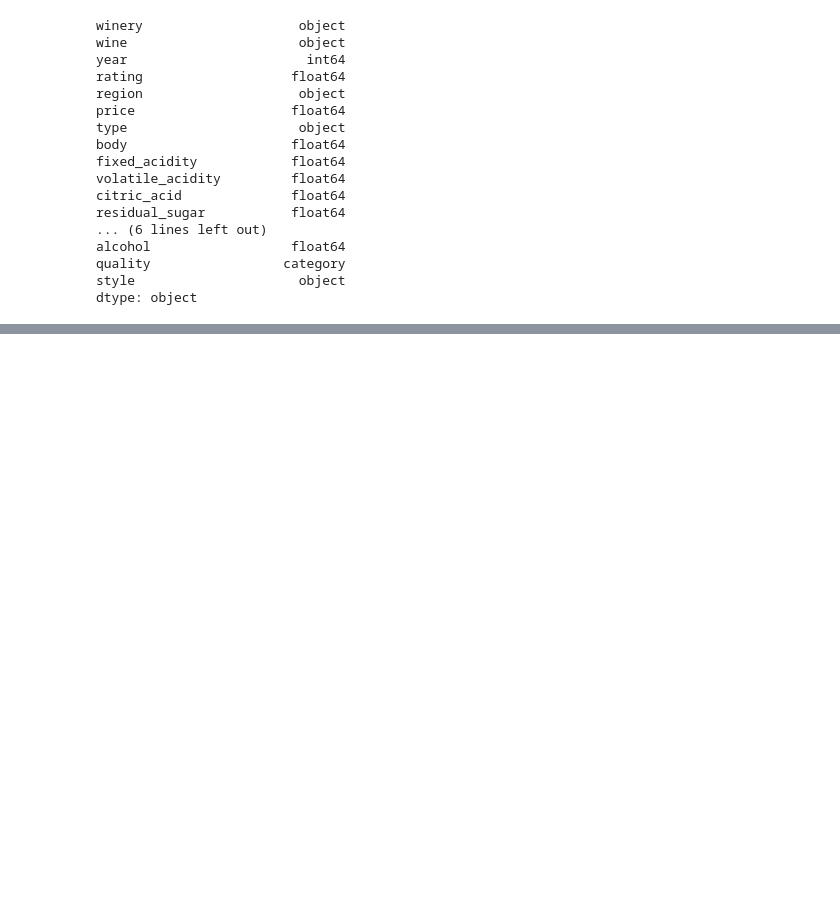
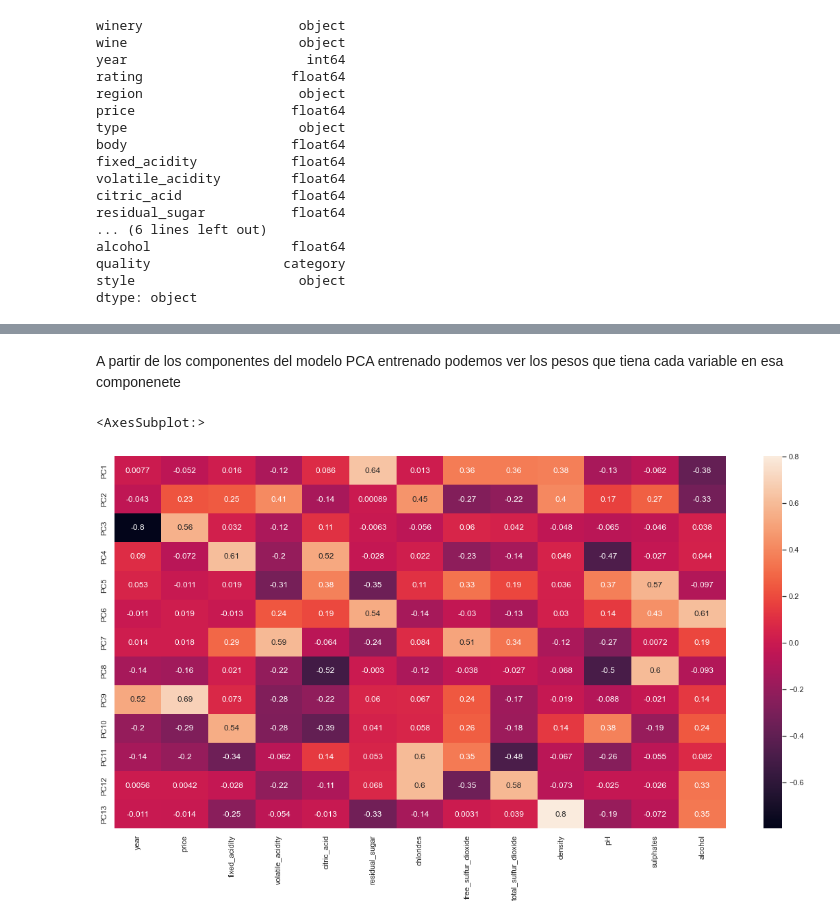
Before and after one commit to car-vigo/vinos-corderhouse, a Jupyter notebook: notebooks/2.1-vinos.coderhouse-feature.eng.ipynb, the cells around one changed output, grey strips where cells are left out. Drawn from its saved outputs; the diff is of its cells as text; code cells hidden in the pictures; blank space fills up the shorter version.

```diff
--- a/notebooks/2.1-vinos.coderhouse-feature.eng.ipynb
+++ b/notebooks/2.1-vinos.coderhouse-feature.eng.ipynb
@@ -99,0 +143,5 @@ Name: price, Length: 481, dtype: int64
+# %%
+# Normalizamos los datos con sklearn minmaxscaler
+scaler = MinMaxScaler()
+arr_wine_numeric_scaled = scaler.fit_transform(df_wine_numeric)
+arr_wine_numeric_scaled
@@ -99,0 +162,4 @@ Name: price, Length: 481, dtype: int64
+# %%
+# Convertimos el array de nuevo en un dataframe
+df_scaled = pd.DataFrame(arr_wine_numeric_scaled, columns=df_wine_numeric.columns,index=df_wine_numeric.index)
+df_scaled.head()
@@ -99,0 +175,4 @@ Name: price, Length: 481, dtype: int64
+# %%
+# Creamos una lista de lo PCs que coincide con la cantidad de columnas
+list_pcs = ["PC" + str(index+1) for index in range(len(df_scaled.columns))]
+list_pcs
@@ -99,0 +193,9 @@ Name: price, Length: 481, dtype: int64
+# %%
+# PCA
+# Creamos un objeto PCA
+pca_model = PCA()
+# Aplicamos el PCA
+pca_model.fit_transform(df_scaled)
+# Creamos un dataframe con los datos de la PCA
+df_wine_numeric_scaled_pca = pd.DataFrame(data = pca_model.components_ , columns=df_scaled.columns, index= list_pcs)
+df_wine_numeric_scaled_pca.head()
@@ -99,0 +209,10 @@ Name: price, Length: 481, dtype: int64
+# %% [markdown]
+A partir de los componentes del modelo PCA entrenado podemos ver los pesos que tiena cada variable en esa componenete
+# %%
+# Graficamos los datos de la PCA como heatmap
+sns.set(rc={'figure.figsize':(20,10)})
+# Graficamos los datos de la PCA como heatmap
+sns.heatmap(df_wine_numeric_scaled_pca, annot=True)
+# %% [output]
+<AxesSubplot:>
+[figure, added]
```
Also changed, not shown: parts of 28 cells of this notebook.
